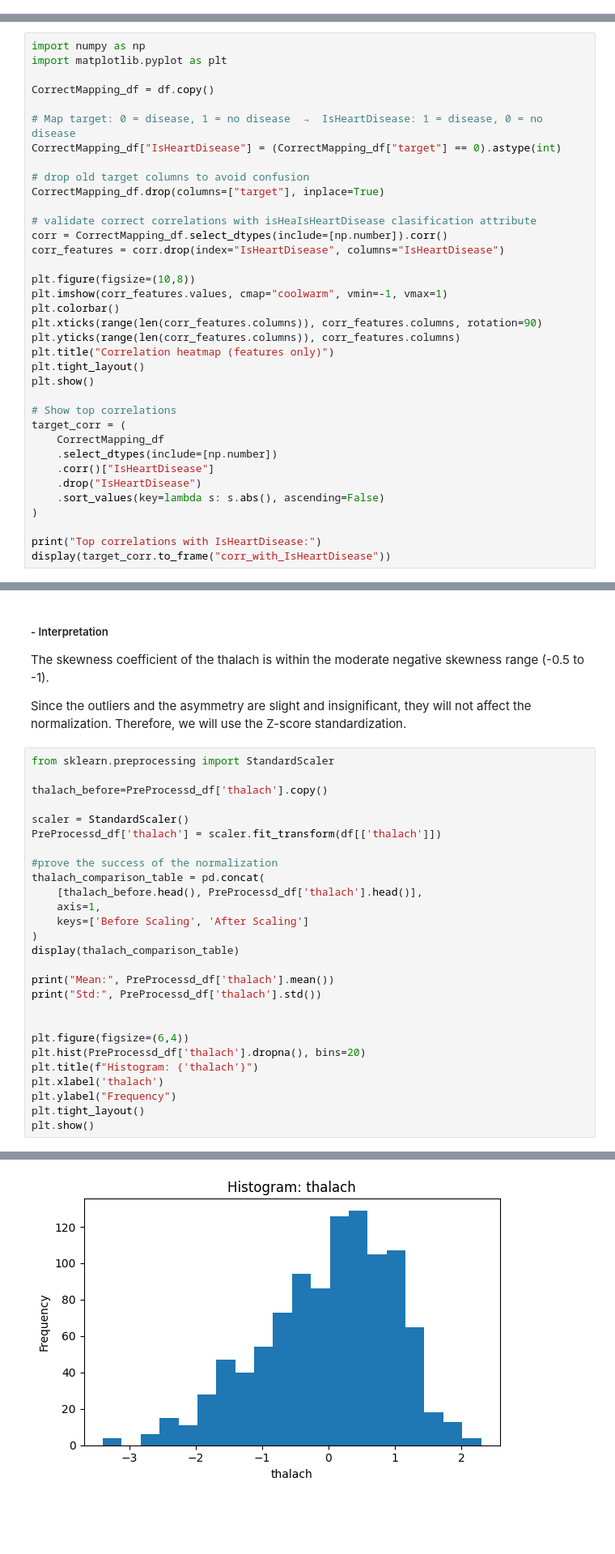
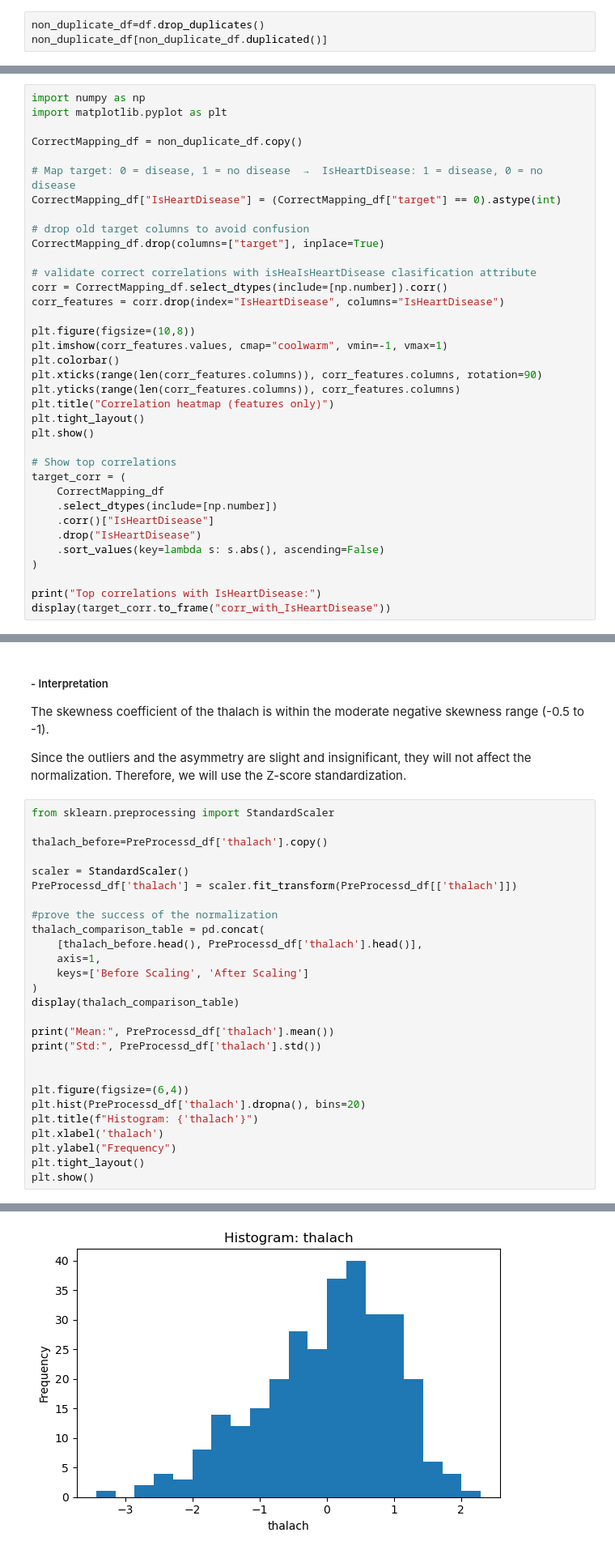
Before and after one commit to Janau00/SWE485-Project-Group9, a Jupyter notebook: Phase1_Data_Exploration.ipynb, the cells around one changed output, grey strips where cells are left out. Shown at 81% size. Drawn from its saved outputs; the diff is of its cells as text; blank space fills up the shorter version.

```diff
--- a/Phase1_Data_Exploration.ipynb
+++ b/Phase1_Data_Exploration.ipynb
@@ -129,0 +146,3 @@ The dataset includes both numerical measurements and encoded categorical clinica
+# %%
+non_duplicate_df=df.drop_duplicates()
+non_duplicate_df[non_duplicate_df.duplicated()]
@@ -297,7 +318,7 @@ Additionally, multiple features showed inverse (negative) correlations, indicati
 import numpy as np
 import matplotlib.pyplot as plt
 
-CorrectMapping_df = df.copy()
+CorrectMapping_df = non_duplicate_df.copy()
 
 # Map target: 0 = disease, 1 = no disease  →  IsHeartDisease: 1 = disease, 0 = no disease
 CorrectMapping_df["IsHeartDisease"] = (CorrectMapping_df["target"] == 0).astype(int)
@@ -581,7 +602,7 @@ from sklearn.preprocessing import StandardScaler
 thalach_before=PreProcessd_df['thalach'].copy()
 
 scaler = StandardScaler()
-PreProcessd_df['thalach'] = scaler.fit_transform(df[['thalach']])
+PreProcessd_df['thalach'] = scaler.fit_transform(PreProcessd_df[['thalach']])
 
 #prove the success of the normalization
 thalach_comparison_table = pd.concat(
@@ -614,4 +635,4 @@ Std: 1.0004881620988826
-[figure, old version]
+[figure, new version]
 # %% [markdown]
 #### 12.1.4 Oldpeak Feature Normalization
 # %% [markdown]
```
Also changed, not shown: parts of 25 cells of this notebook.
